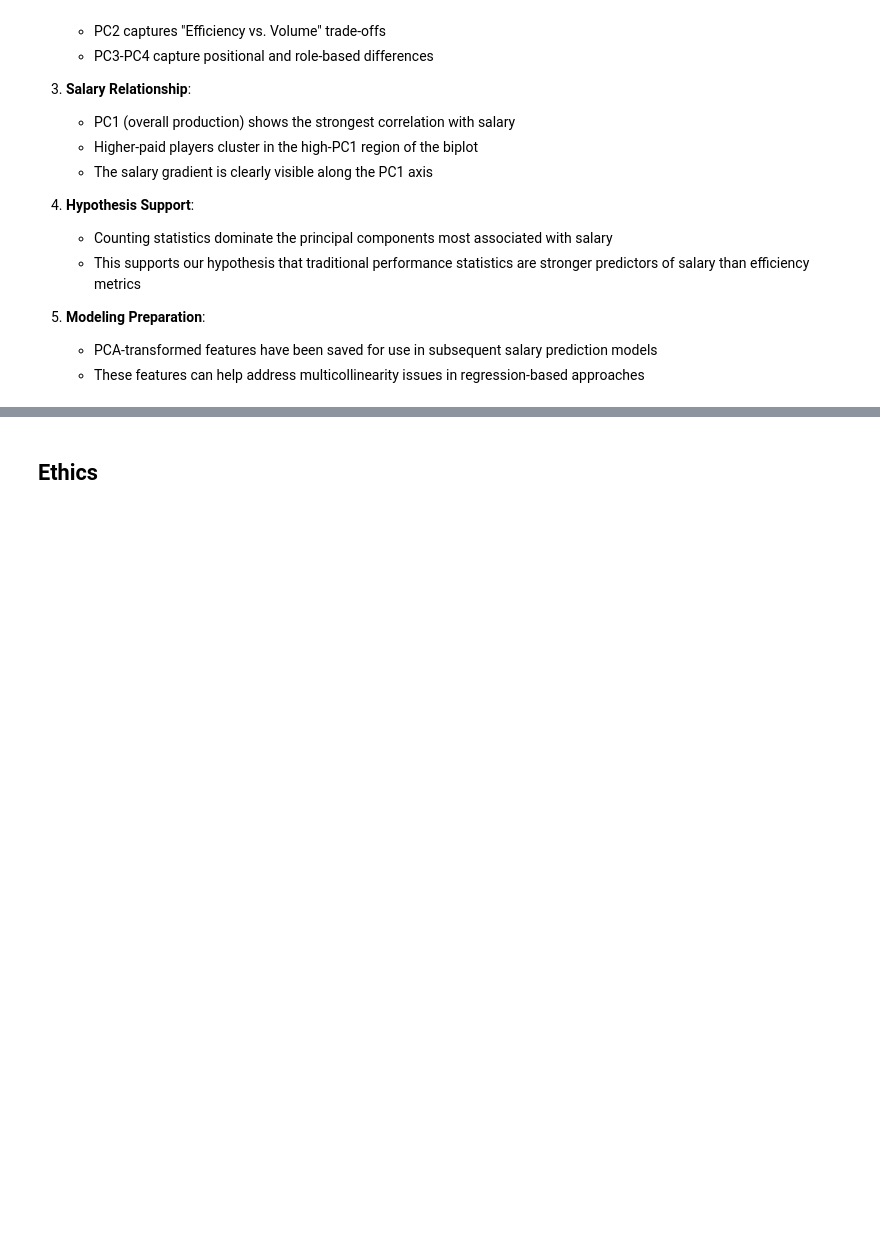
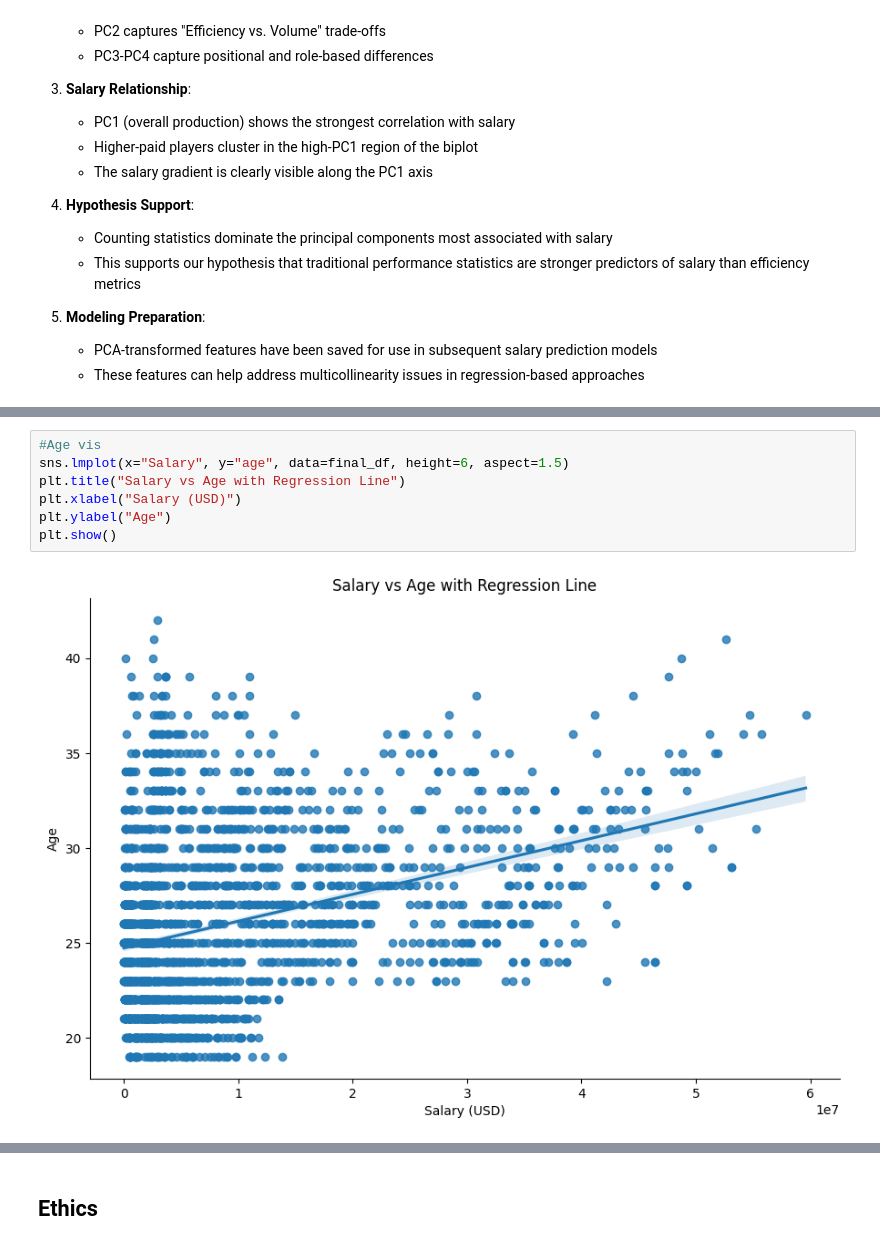
Before and after one commit to COGS108/Group074_WI26, a Jupyter notebook: 02-EDACheckpoint.ipynb, the cells around one changed output, grey strips where cells are left out. Saved outputs shown, nothing was run; the diff lists cells and outputs as text; blank space fills up the shorter version.

```diff
--- a/02-EDACheckpoint.ipynb
+++ b/02-EDACheckpoint.ipynb
@@ -1216,0 +1405,9 @@ Summary of PCA Analysis:
+# %%
+#Age vis
+sns.lmplot(x="Salary", y="age", data=final_df, height=6, aspect=1.5)
+plt.title("Salary vs Age with Regression Line")
+plt.xlabel("Salary (USD)")
+plt.ylabel("Age")
+plt.show()
+# %% [output]
+[figure, added]
```
Also changed, not shown: parts of 16 cells of this notebook.
